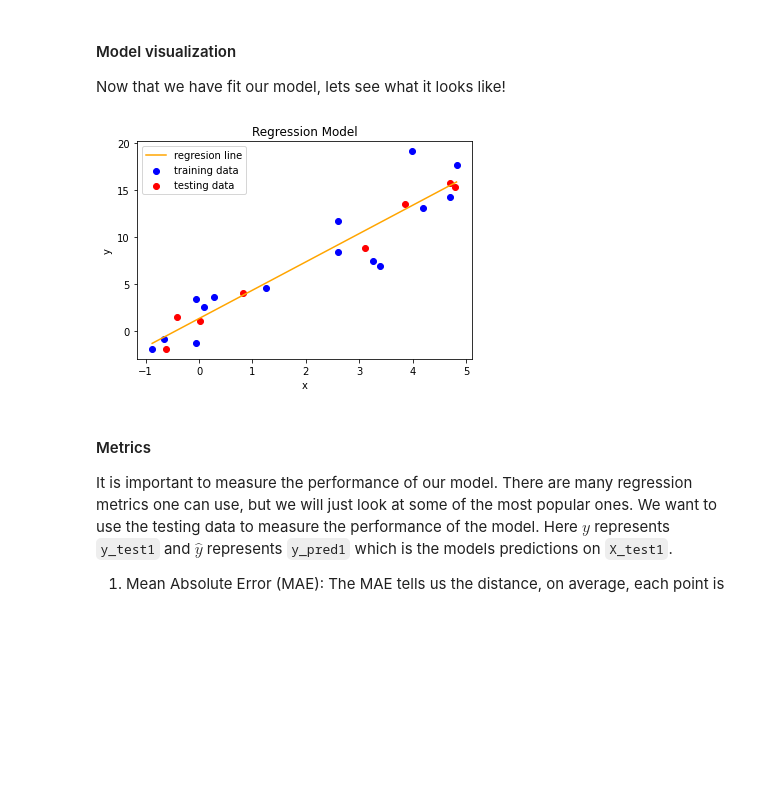
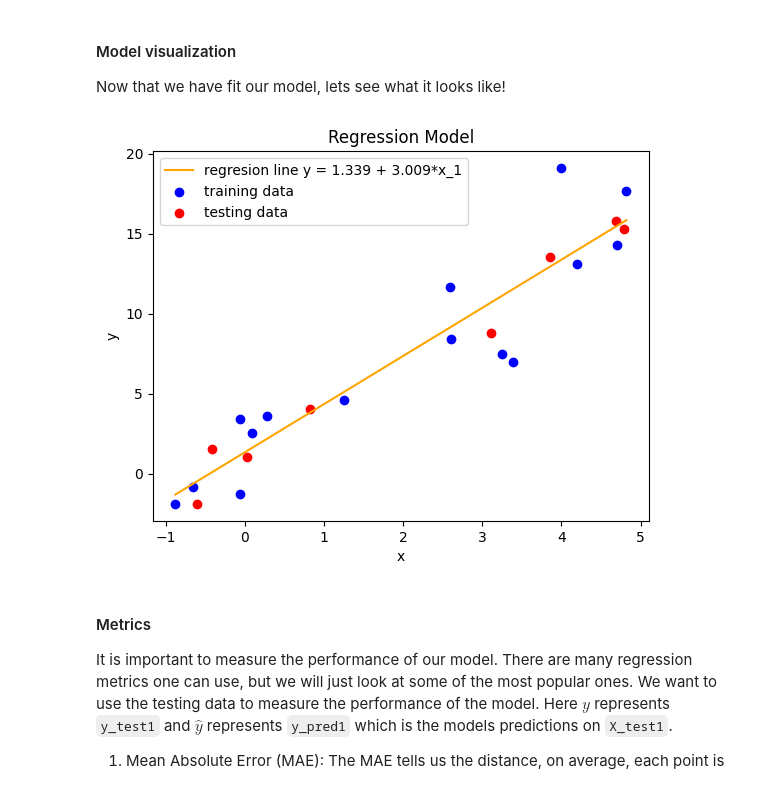
Before and after one commit to jacobdwatters/Machine-Learning-Basics, a Jupyter notebook: regression/01_linreg_numpy.ipynb, the cells around one changed output. Cells and saved outputs as stored; diff of their text form; code cells hidden in the pictures; blank space fills up the shorter version.

```diff
--- a/regression/01_linreg_numpy.ipynb
+++ b/regression/01_linreg_numpy.ipynb
@@ -238,18 +247,18 @@ Now that we have fit our model, lets see what it looks like!
 # %%
 D = np.linspace(np.min(X_train1), np.max(X_train1), 2)
 R = linreg.predict(D)
 
 # Plot the model and data.
-plt.plot(D, R, label='regresion line', c='orange')
+plt.plot(D, R, label=f'regresion line {str(linreg)}', c='orange')
 plt.scatter(X_train1, y_train1, c='b', label='training data')
 plt.scatter(X_test1, y_test1, c='r', label='testing data')
 plt.xlabel('x')
 plt.ylabel('y')
 plt.title('Regression Model')
 plt.legend()
 plt.show()
 # %% [output]
-[figure, old version]
+[figure, new version]
 # %% [markdown]
 #### Metrics
 It is important to measure the performance of our model. There are many regression metrics one can use, but we will just look at some of the most popular ones. We want to use the testing data to measure the performance of the model. Here $y$ represents `y_test1` and $\hat{y}$ represents `y_pred1` which is the models predictions on `X_test1`.
```
Also changed, not shown: parts of 10 cells of this notebook.
